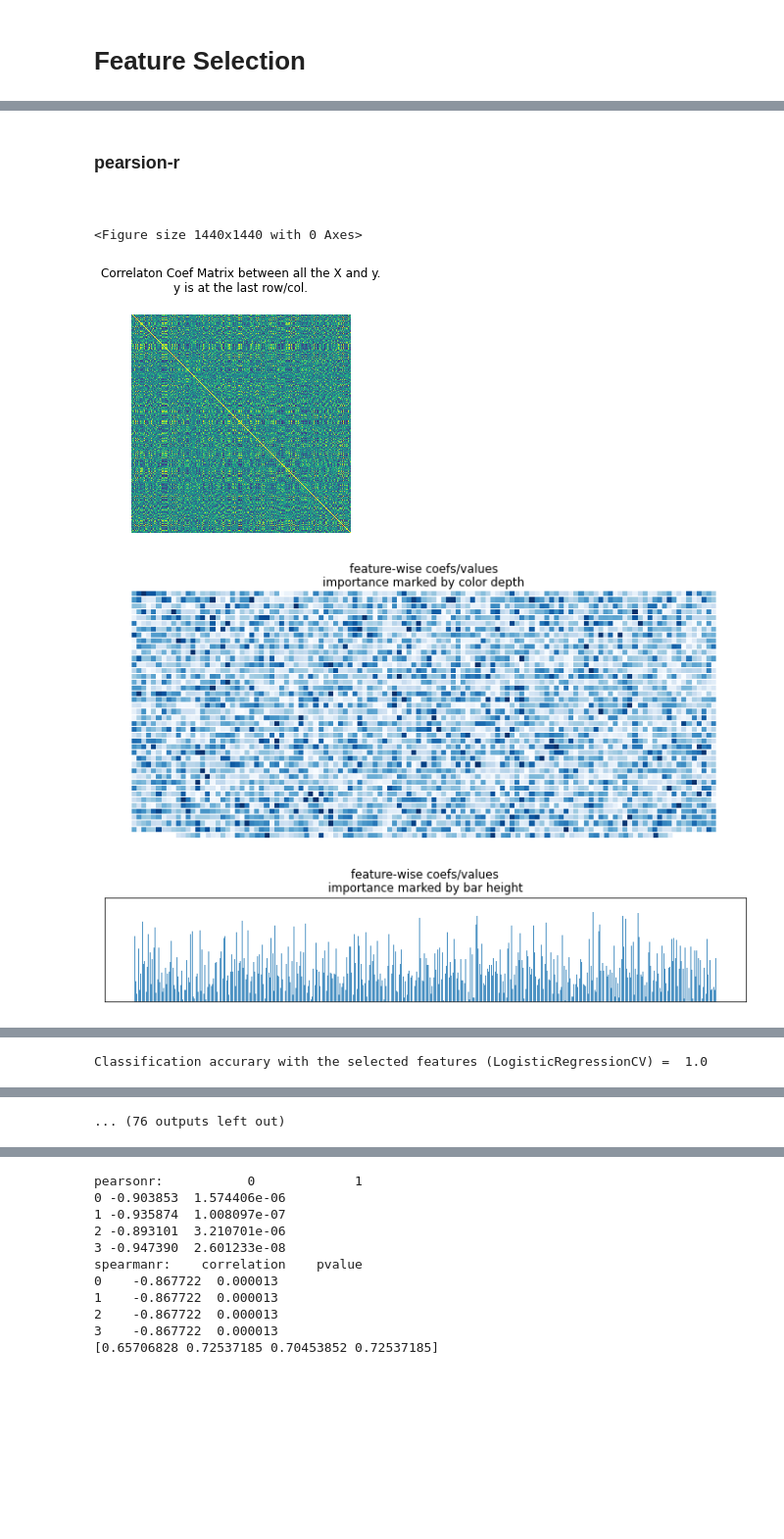
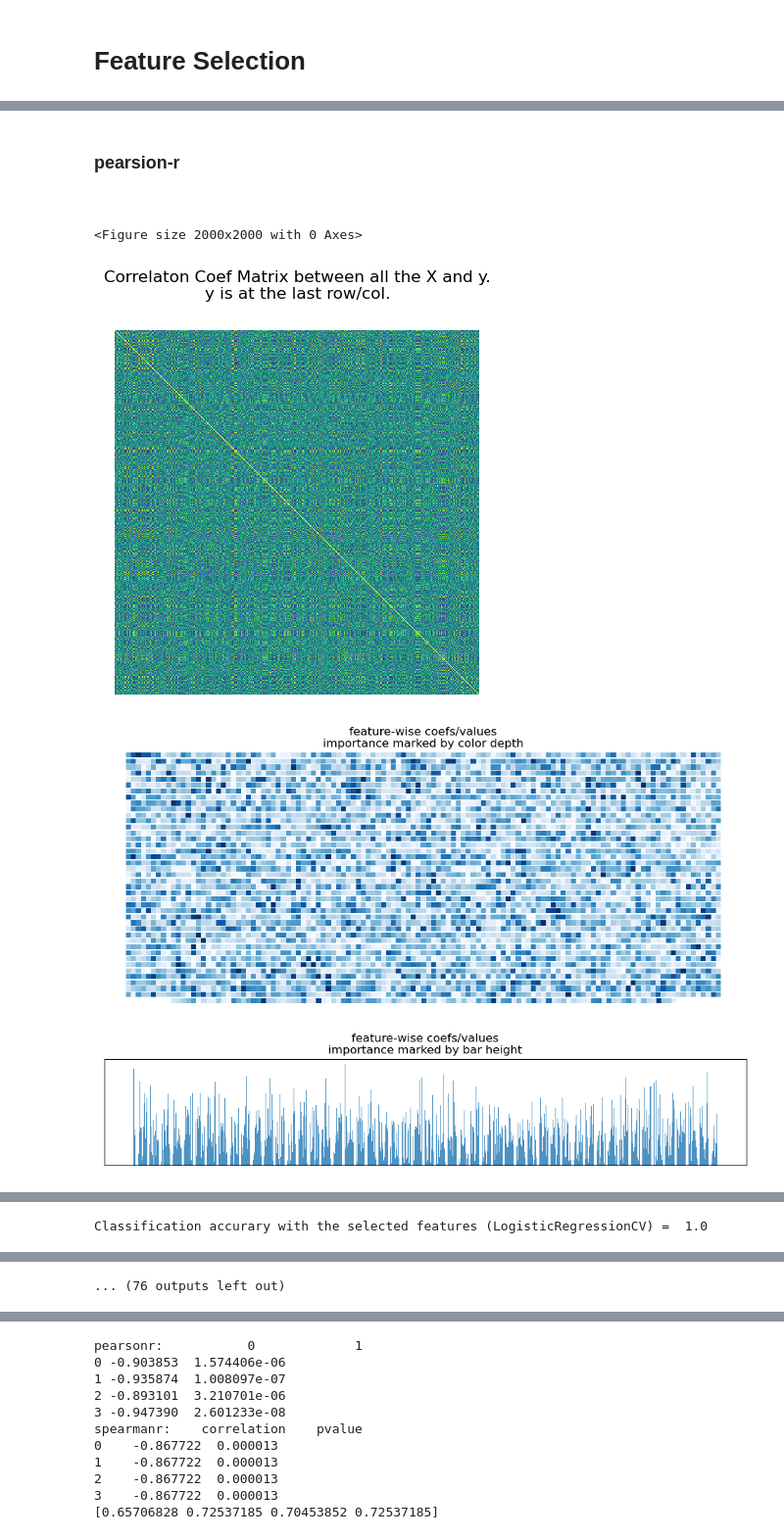
Before and after one commit to zhangys11/qsi-tk, a Jupyter notebook: notebook/qsi.fs - metabolomics.ipynb, the cells around one changed output, grey strips where cells are left out. Shown at 98% size. Drawn from its saved outputs; the diff is of its cells as text; code cells hidden in the pictures; blank space fills up the shorter version.

Commit message:
COMMON_FS

```diff
--- a/notebook/qsi.fs - metabolomics.ipynb
+++ b/notebook/qsi.fs - metabolomics.ipynb
@@ -135,19 +159,19 @@ rpy2 3.X may not support Windows. ECoL metrics may not be available.
 # %%
 from sklearn.preprocessing import MinMaxScaler
 
 mm_scaler = MinMaxScaler()
 X_mm_scaled = mm_scaler.fit_transform(X)
 
 from qsi import fs
-_, FS_IDX = fs.RUN_ALL_FS(X_mm_scaled, y, X_names, N = 30,output='all')
+Xs, FS_IDX, FS_COMMON_IDX = fs.RUN_ALL_FS(X_mm_scaled, y, X_names, N = 30,output='all')
 # %% [output]
 Univariate feature selection
 Univariate feature selection examines each feature individually to determine the strength of the relationship of the feature with the response variable.
 pearsion-r
-<Figure size 1440x1440 with 0 Axes>
+<Figure size 2000x2000 with 0 Axes>
-[figure, old version]
+[figure, new version]
-[figure, old version]
+[figure, new version]
-[figure, old version]
+[figure, new version]
 Important feature Number:  30
 Important features indices:  [1819  969 2495    2 1212 4938 3954 3853 4431 2669 3735 4888 4984 4342
  4720 5017  970 4069 1510 2479 4703 4237 2956 4780 4210 1653 1172 1480
```
Also changed, not shown: parts of 15 cells of this notebook, 3 other files.
